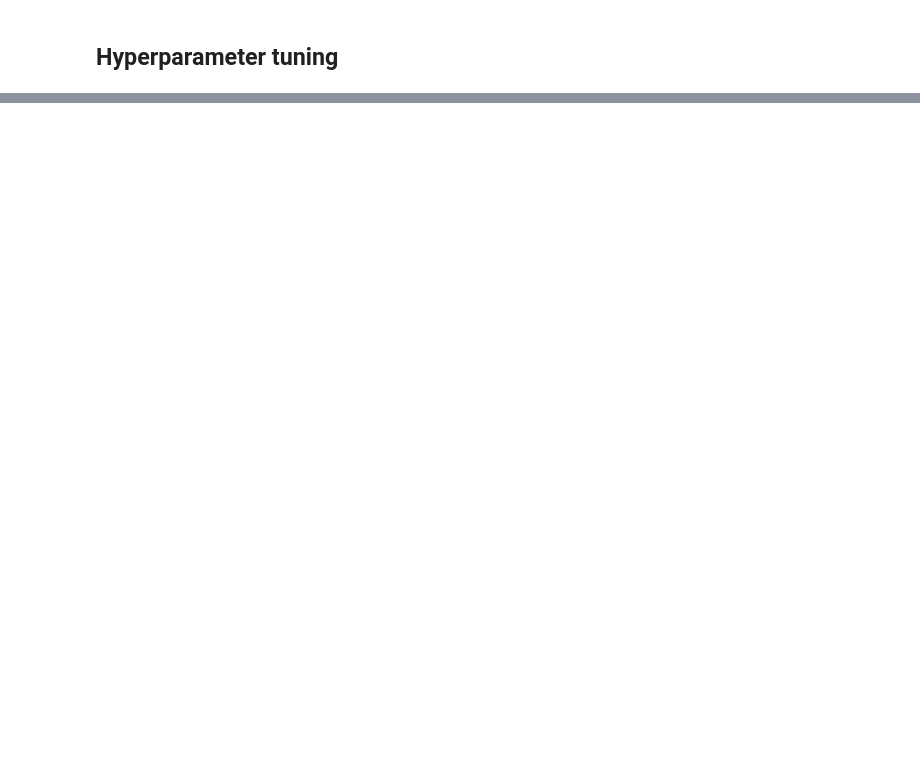
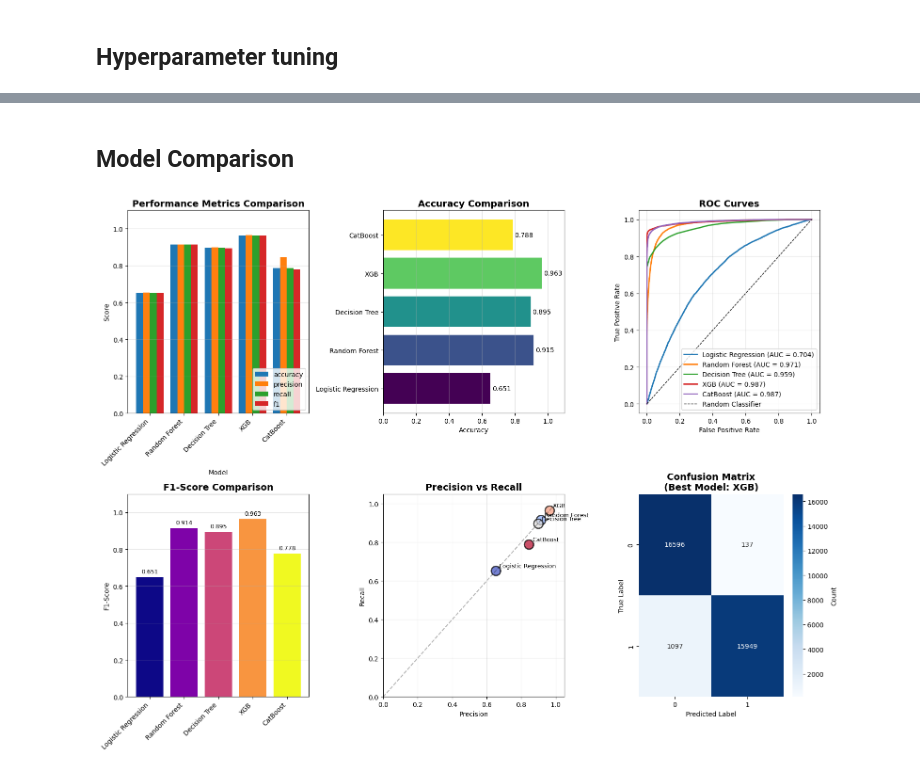
Before and after one commit to AndreeaPatarlageanu/DataScienceProject, a Jupyter notebook: DecisionTree.ipynb, the cells around one changed output, grey strips where cells are left out. Saved outputs shown, nothing was run; the diff lists cells and outputs as text; code cells hidden in the pictures; blank space fills up the shorter version.

```diff
--- a/DecisionTree.ipynb
+++ b/DecisionTree.ipynb
@@ -248,7 +304,7 @@ import xgboost as xgb
 neg, pos = (y_train == 0).sum(), (y_train == 1).sum()
 scale_ratio = neg / pos
 
-clf = xgb.XGBClassifier(
+clf_xgb = xgb.XGBClassifier(
     scale_pos_weight=scale_ratio,  # handles imbalance
     objective='binary:logistic',
     eval_metric='logloss',
@@ -259,10 +315,11 @@ clf = xgb.XGBClassifier(
     random_state=42
 )
 
-clf.fit(X_train, y_train)
+clf_xgb.fit(X_train, y_train)
 
-y_pred = clf.predict(X_test)
+y_pred = clf_xgb.predict(X_test)
 
+print("Accuracy:", accuracy_score(y_test, y_pred))
 print("Confusion Matrix:\n", confusion_matrix(y_test, y_pred))
 print("\nClassification Report:\n", classification_report(y_test, y_pred))
 print("F1 Score:", f1_score(y_test, y_pred))
@@ -293,11 +351,11 @@ Submission saved to submission-xgb.csv
 # %% [markdown]
 ### RandomForest
 # %%
-clf = RandomForestClassifier(class_weight='balanced', max_depth=10, n_estimators=100, random_state=42)
-clf.fit(X_train, y_train)
+clf_rf = RandomForestClassifier(class_weight='balanced', max_depth=10, n_estimators=100, random_state=42)
+clf_rf.fit(X_train, y_train)
 
 # 6. Evaluate
-y_pred = clf.predict(X_test)
+y_pred = clf_rf.predict(X_test)
 
 print("Accuracy:", accuracy_score(y_test, y_pred))
 print("\nConfusion Matrix:\n", confusion_matrix(y_test, y_pred))
@@ -467,0 +701,20 @@ print("Best parameters saved: best_catboost_params.json")
+# %%
+results = tune_all_models(X_train, y_train, n_trials=50)
+
+# Train best models
+best_models = train_best_models(results, X_train, y_train)
+
+# Evaluate on test set
+print("\n" + "="*60)
+print("TEST SET PERFORMANCE")
+print("="*60)
+
+for name, model in best_models.items():
+    test_score = model.score(X_test, y_test)
+    print(f"{name}: {test_score:.4f}")
+
+# Visualize optimization for each model
+for name, result in results.items():
+    print(f"\nGenerating plots for {name}...")
+    optuna.visualization.plot_optimization_history(result['study']).show()
+    optuna.visualization.plot_param_importances(result['study']).show()
@@ -467,0 +744,2 @@ print("Best parameters saved: best_catboost_params.json")
+# %% [markdown]
+## Model Comparison
@@ -467,0 +893,12 @@ print("Best parameters saved: best_catboost_params.json")
+# %%
+models = {
+    'Logistic Regression': log_reg,
+    'Random Forest': clf_rf,
+    'Decision Tree': clf_dt,
+    'XGB': clf_xgb,
+    'CatBoost': cat_model,
+}
+
+results, predictions = compare_models(X_test, y_test, models)
+# %% [output]
+[figure, added]
```
Also changed, not shown: parts of 24 cells of this notebook, 4 other files.
